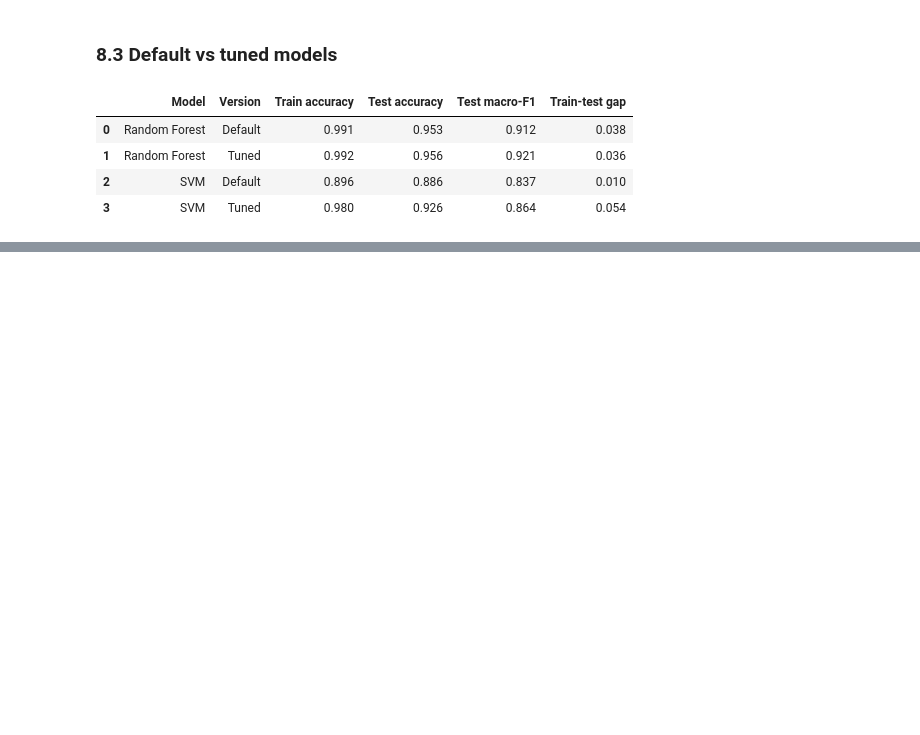
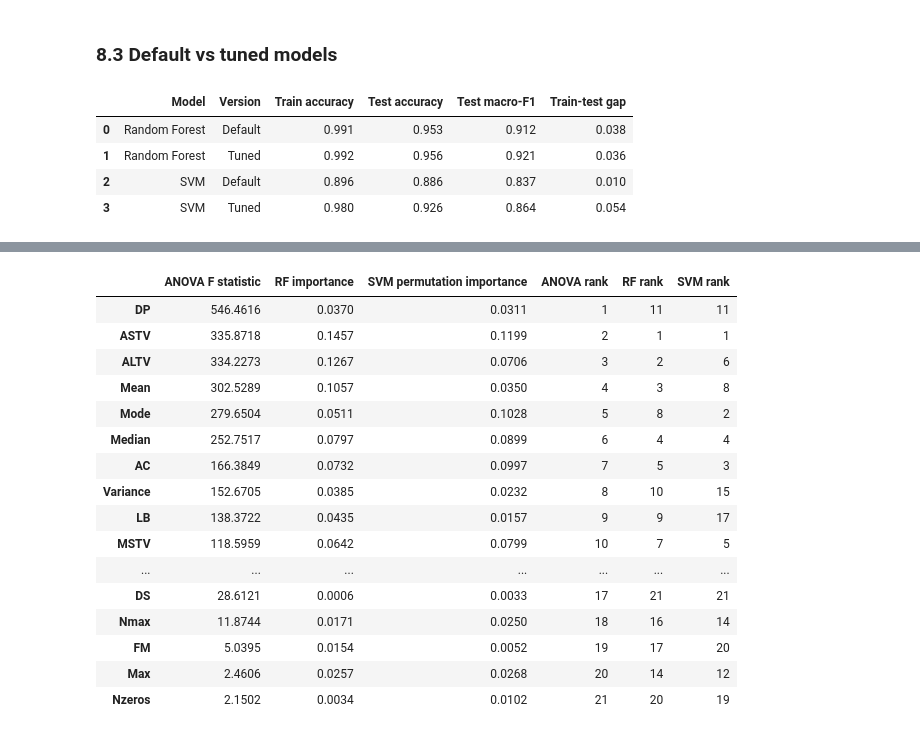
Before and after one commit to sba26106-bit/machine-learning-ca1, a Jupyter notebook: CA1_ML.ipynb, the cells around one changed output, grey strips where cells are left out. Cells and saved outputs as stored; diff of their text form; code cells hidden in the pictures; blank space fills up the shorter version.

```diff
--- a/CA1_ML.ipynb
+++ b/CA1_ML.ipynb
@@ -631,0 +685,38 @@ The highest `Train-test gap` has Tuned SVM.
+# %%
+# Random Forest built-in importance
+rf_importance = pd.Series(tuned_models['Random Forest'].feature_importances_, index=X.columns)
+
+# SVM permutation importance on the test set
+perm = permutation_importance(tuned_models['SVM'], X_test, y_test, scoring='f1_macro',
+                              n_repeats=10, random_state=42, n_jobs=-1)
+svm_importance = pd.Series(perm.importances_mean, index=X.columns)
+
+# Combine with the ANOVA results
+importance_table = pd.DataFrame({
+    'ANOVA F statistic': anova_table.set_index('Feature')['F statistic'],
+    'RF importance': rf_importance,
+    'SVM permutation importance': svm_importance,
+})
+importance_table['ANOVA rank'] = importance_table['ANOVA F statistic'].rank(ascending=False).astype(int)
+importance_table['RF rank'] = importance_table['RF importance'].rank(ascending=False).astype(int)
+importance_table['SVM rank'] = importance_table['SVM permutation importance'].rank(ascending=False).astype(int)
+importance_table = importance_table.sort_values('ANOVA rank').round(4)
+importance_table
+# %% [output]
+|  | ANOVA F statistic | RF importance | SVM permutation importance | ANOVA rank | RF rank | SVM rank |
+| DP | 546.4616 | 0.0370 | 0.0311 | 1 | 11 | 11 |
+| ASTV | 335.8718 | 0.1457 | 0.1199 | 2 | 1 | 1 |
+| ALTV | 334.2273 | 0.1267 | 0.0706 | 3 | 2 | 6 |
+| Mean | 302.5289 | 0.1057 | 0.0350 | 4 | 3 | 8 |
+| Mode | 279.6504 | 0.0511 | 0.1028 | 5 | 8 | 2 |
+| Median | 252.7517 | 0.0797 | 0.0899 | 6 | 4 | 4 |
+| AC | 166.3849 | 0.0732 | 0.0997 | 7 | 5 | 3 |
+| Variance | 152.6705 | 0.0385 | 0.0232 | 8 | 10 | 15 |
+| LB | 138.3722 | 0.0435 | 0.0157 | 9 | 9 | 17 |
+| MSTV | 118.5959 | 0.0642 | 0.0799 | 10 | 7 | 5 |
+| ... | ... | ... | ... | ... | ... | ... |
+| DS | 28.6121 | 0.0006 | 0.0033 | 17 | 21 | 21 |
+| Nmax | 11.8744 | 0.0171 | 0.0250 | 18 | 16 | 14 |
+| FM | 5.0395 | 0.0154 | 0.0052 | 19 | 17 | 20 |
+| Max | 2.4606 | 0.0257 | 0.0268 | 20 | 14 | 12 |
+| Nzeros | 2.1502 | 0.0034 | 0.0102 | 21 | 20 | 19 |
```
Also changed, not shown: parts of 23 cells of this notebook, 1 other file.
